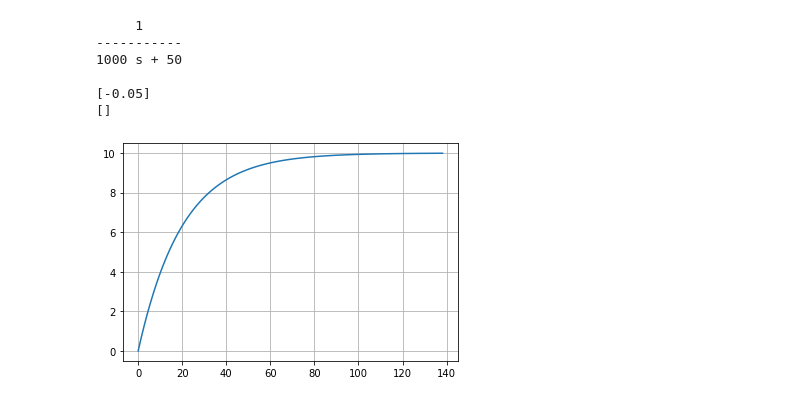
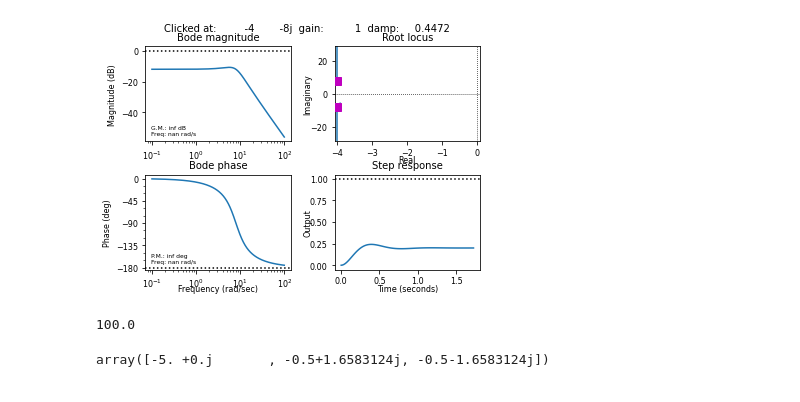
Before and after one commit to LeandroMartinsSantos/Control_Jupyter, a Jupyter notebook: Ctrl_dev.ipynb, the cells around one changed output. Cells and saved outputs as stored; diff of their text form; code cells hidden in the pictures.

```diff
--- a/Ctrl_dev.ipynb
+++ b/Ctrl_dev.ipynb
@@ -15,22 +16,31 @@ from matplotlib.pyplot import plot as plot
 import numpy
 from numpy import pi as pi
 # %%
-num=[1]
-den=[1000,50]
-
+s=tf.s
+num=[16]
+den=[1,8,64]
 G=tf(num,den)
 
-print(G)
-t,y=step(500*G)
-plot(t,y)
-mpl.pyplot.grid(1)
-print(control.pole(G))
-print(control.zero(G))
+
+# print(G)
+# bode(G)
+
+control.sisotool(G)
+mpl.pyplot.show()
+
+# t,y=step(G)
+# plot(t,y)
+# mpl.pyplot.grid(1)
+# print(control.pole(F))
+# print(control.zero(F))
 # %% [output]
-     1
------------
-1000 s + 50
-
-[-0.05]
-[]
-[figure, old version]
+[figure, new version]
+# %%
+control.db2mag(40)
+# %% [output]
+100.0
+# %%
+F=15/(s*(s+2)*(s+4)+15)
+pole(F)
+# %% [output]
+array([-5. +0.j       , -0.5+1.6583124j, -0.5-1.6583124j])
```
Also changed, not shown: parts of 3 cells of this notebook, 1 other file.
